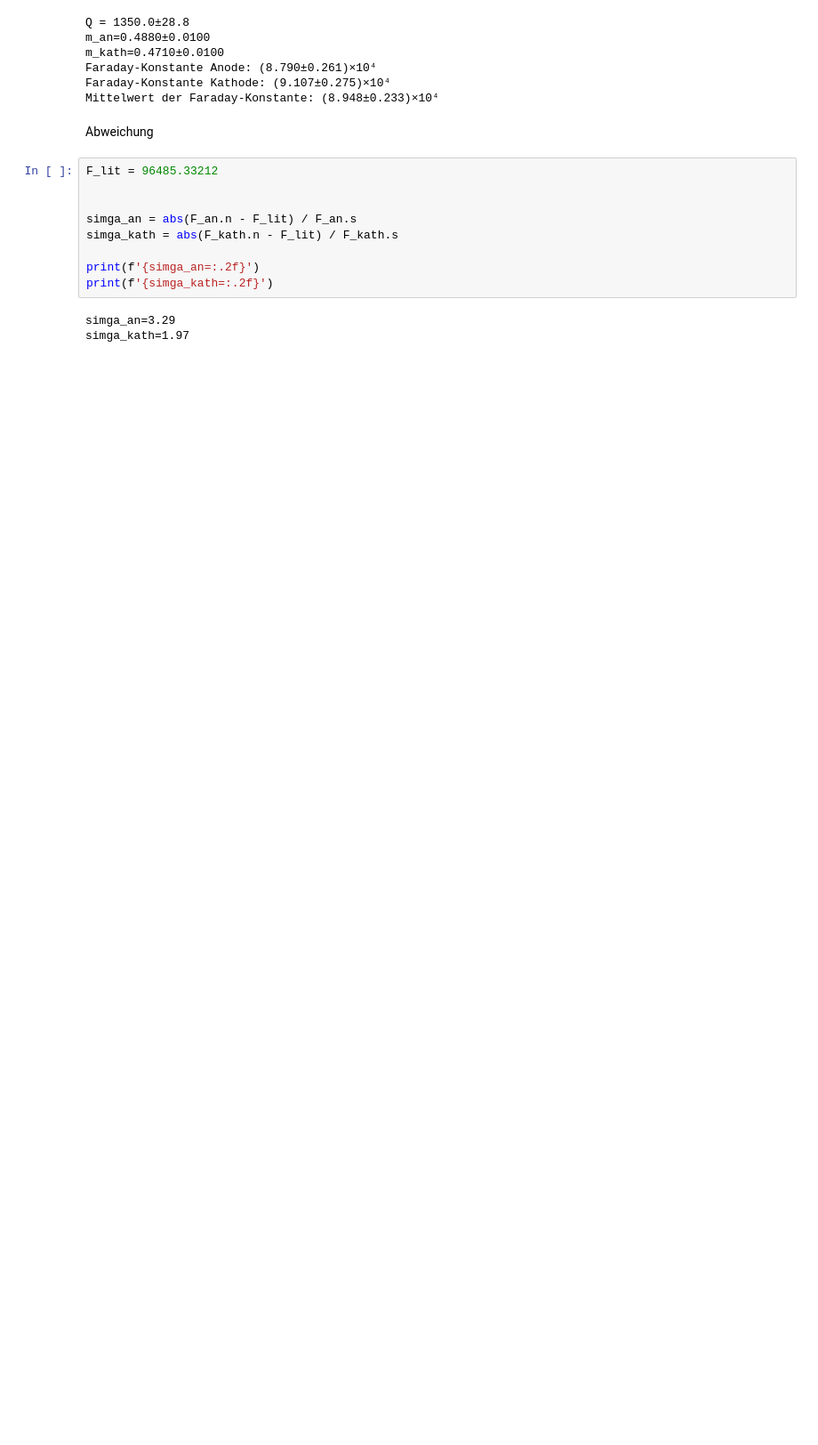
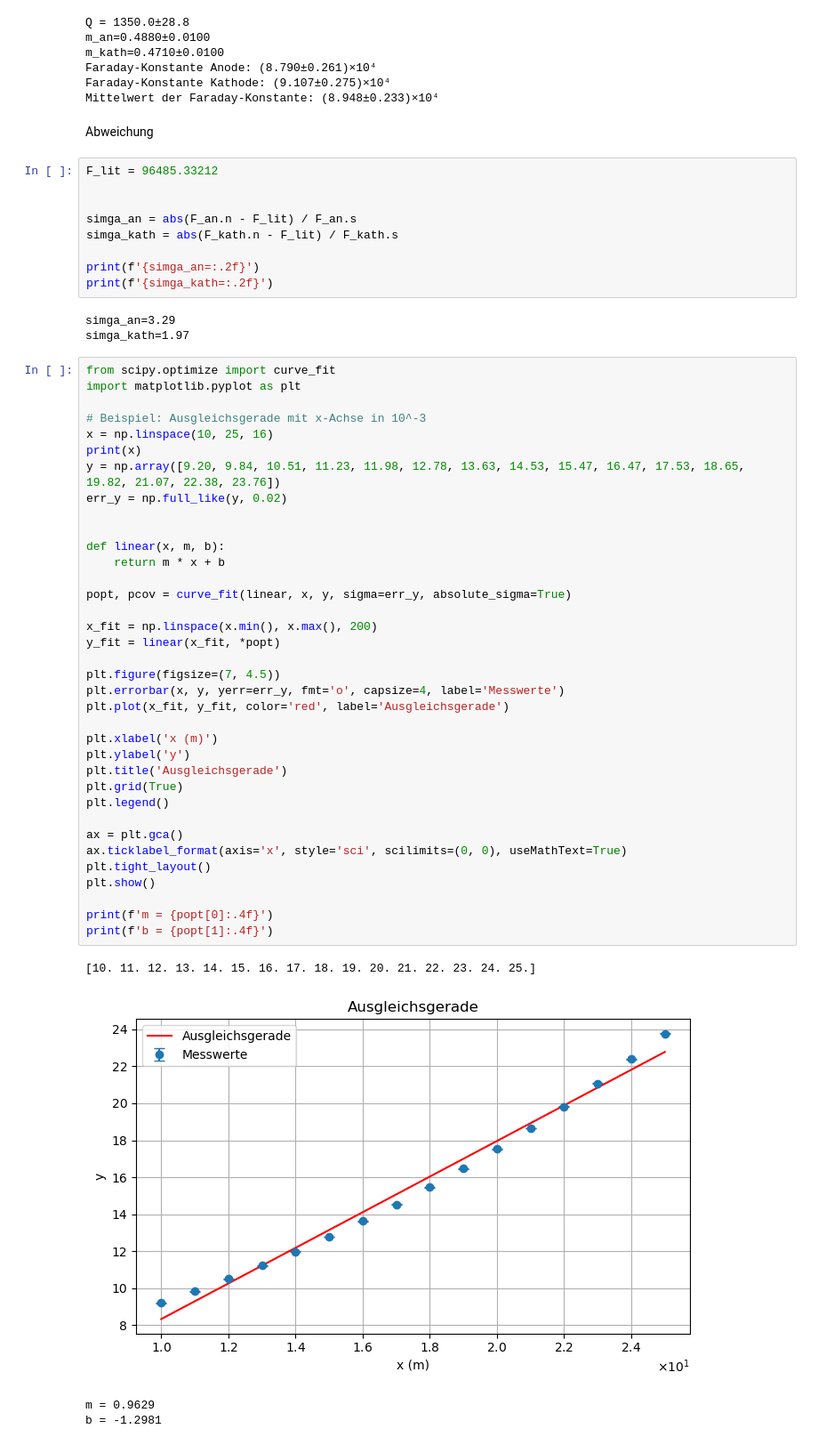
Before and after one commit to IchKaueHolz/PAP1, a Jupyter notebook: Versuch 21/Auswertung/code/V21.ipynb, the cells around one changed output. Shown at 89% size. Cells and saved outputs as stored; diff of their text form; blank space fills up the shorter version.

```diff
--- a/Versuch 21/Auswertung/code/V21.ipynb
+++ b/Versuch 21/Auswertung/code/V21.ipynb
@@ -45,3 +45,44 @@ print(f'{simga_kath=:.2f}')
 # %% [output]
 simga_an=3.29
 simga_kath=1.97
+# %%
+from scipy.optimize import curve_fit
+import matplotlib.pyplot as plt
+
+# Beispiel: Ausgleichsgerade mit x-Achse in 10^-3
+x = np.linspace(10, 25, 16)
+print(x)
+y = np.array([9.20, 9.84, 10.51, 11.23, 11.98, 12.78, 13.63, 14.53, 15.47, 16.47, 17.53, 18.65, 19.82, 21.07, 22.38, 23.76])
+err_y = np.full_like(y, 0.02)
+
+
+def linear(x, m, b):
+    return m * x + b
+
+popt, pcov = curve_fit(linear, x, y, sigma=err_y, absolute_sigma=True)
+
+x_fit = np.linspace(x.min(), x.max(), 200)
+y_fit = linear(x_fit, *popt)
+
+plt.figure(figsize=(7, 4.5))
+plt.errorbar(x, y, yerr=err_y, fmt='o', capsize=4, label='Messwerte')
+plt.plot(x_fit, y_fit, color='red', label='Ausgleichsgerade')
+
+plt.xlabel('x (m)')
+plt.ylabel('y')
+plt.title('Ausgleichsgerade')
+plt.grid(True)
+plt.legend()
+
+ax = plt.gca()
+ax.ticklabel_format(axis='x', style='sci', scilimits=(0, 0), useMathText=True)
+plt.tight_layout()
+plt.show()
+
+print(f'm = {popt[0]:.4f}')
+print(f'b = {popt[1]:.4f}')
+# %% [output]
+[10. 11. 12. 13. 14. 15. 16. 17. 18. 19. 20. 21. 22. 23. 24. 25.]
+[figure, added]
+m = 0.9629
+b = -1.2981
```
Also changed, not shown: parts of 1 cell of this notebook, 2 other files.
